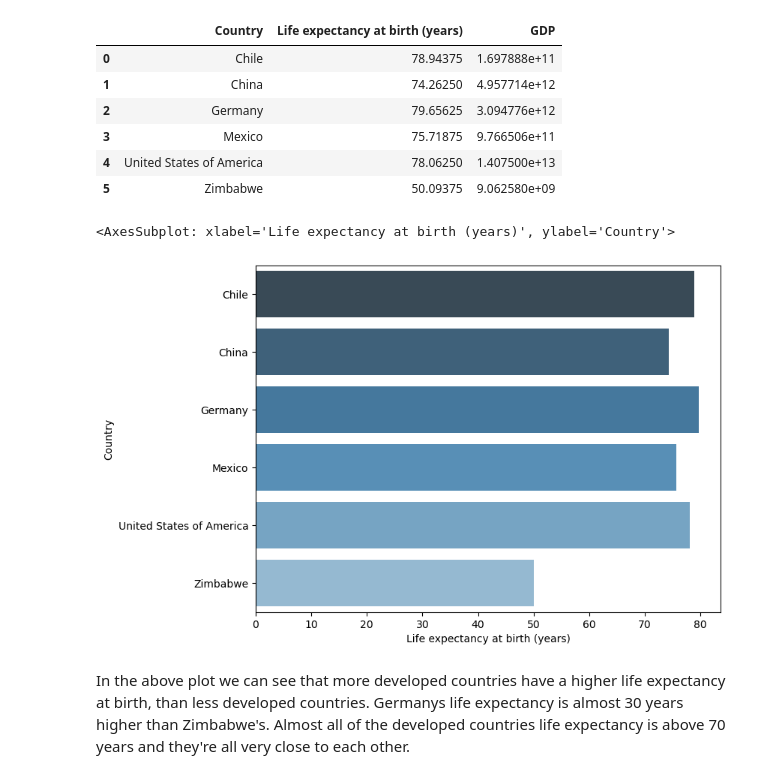
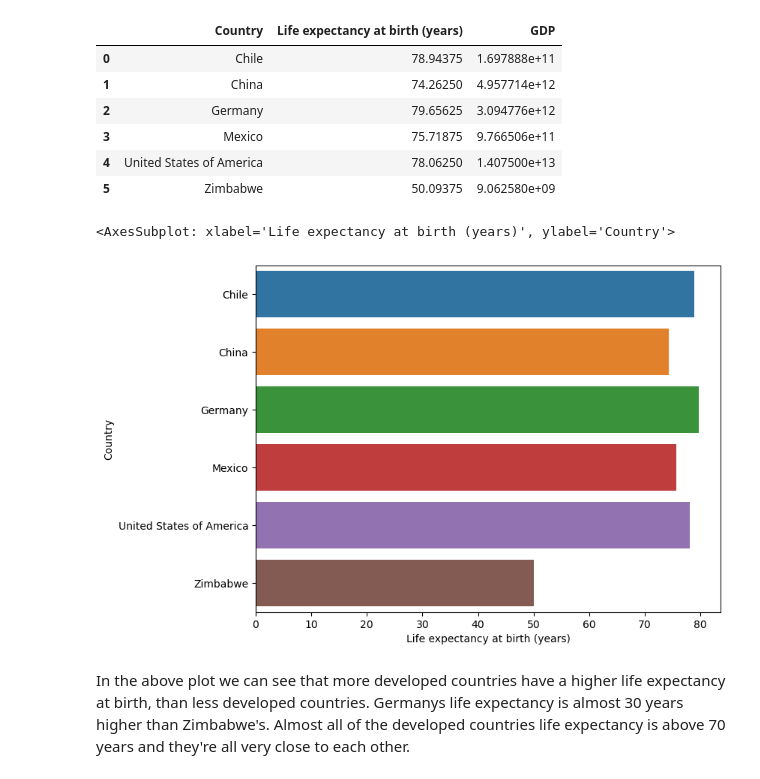
Before and after one commit to Tovborg/Life-Expectancy-and-GDP, a Jupyter notebook: life_expectancy_gdp.ipynb, the cells around one changed output. Saved outputs shown, nothing was run; the diff lists cells and outputs as text; code cells hidden in the pictures.

```diff
--- a/life_expectancy_gdp.ipynb
+++ b/life_expectancy_gdp.ipynb
@@ -82,9 +91,9 @@ dfMeans
 | 5 | Zimbabwe | 50.09375 | 9.062580e+09 |
 # %%
 plt.figure(figsize=(8,6))
-sns.barplot(x="Life expectancy at birth (years)", y="Country", data=dfMeans, palette="Blues_d")
+sns.barplot(x="Life expectancy at birth (years)", y="Country", data=dfMeans)
 # %% [output]
 <AxesSubplot: xlabel='Life expectancy at birth (years)', ylabel='Country'>
-[figure, old version]
+[figure, new version]
 # %% [markdown]
 In the above plot we can see that more developed countries have a higher life expectancy at birth, than less developed countries. Germanys life expectancy is almost 30 years higher than Zimbabwe's. Almost all of the developed countries life expectancy is above 70 years and they're all very close to each other.
```
Also changed, not shown: parts of 17 cells of this notebook.
